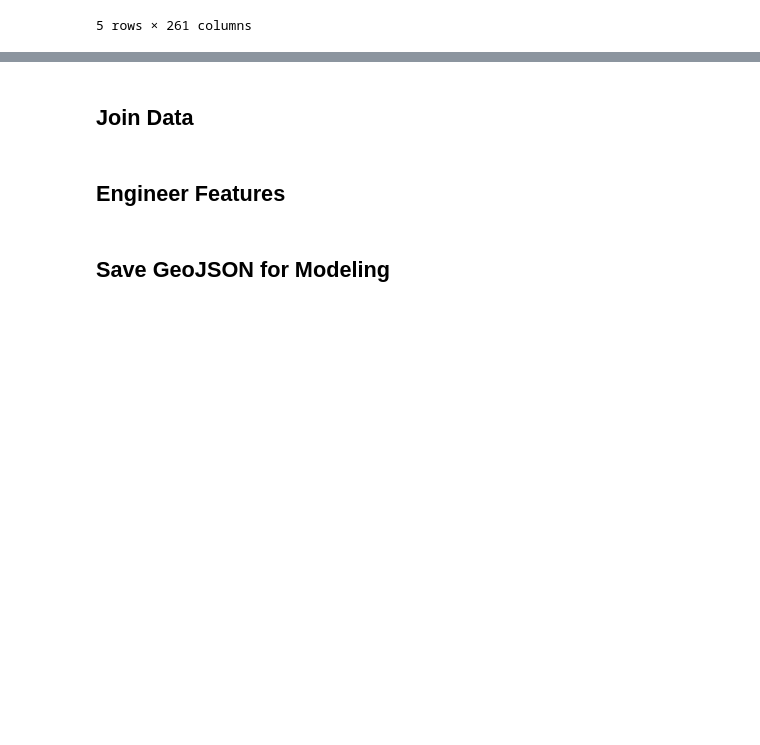
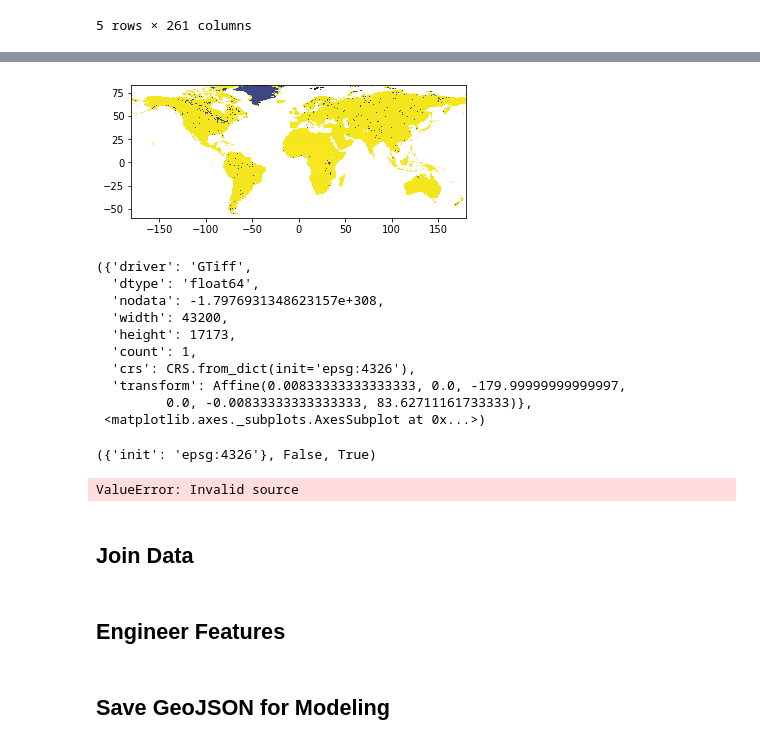
Before and after one commit to jmlasalle/water-risk-classification, a Jupyter notebook: Data-Wrangling.ipynb, the cells around one changed output, grey strips where cells are left out. Cells and saved outputs as stored; diff of their text form; code cells hidden in the pictures; blank space fills up the shorter version.

Commit message:
updates to downloading data and exploratory section.

```diff
--- a/Data-Wrangling.ipynb
+++ b/Data-Wrangling.ipynb
@@ -98,0 +90,4 @@ PROJCS["World_Mollweide",GEOGCS["GCS_WGS_1984",DATUM["D_WGS_1984",SPHEROID["WGS_
+# %%
+path_inf_mort = './data/sedac/povmap_global_subnational_infant_mortality_rates_v2.tif'
+
+inf_mort = rio.open(path_inf_mort)
@@ -104,4 +117,0 @@ plot.show(ghs)
-# %%
-path_inf_mort = './data/sedac'
-
-inf_mort =
@@ -112,3 +118,42 @@ light =
+# %%
+inf_mort.meta,plot.show(inf_mort)
+# %% [output]
+[figure, added]
+({'driver': 'GTiff',
+  'dtype': 'float64',
+  'nodata': -1.7976931348623157e+308,
+  'width': 43200,
+  'height': 17173,
+  'count': 1,
+  'crs': CRS.from_dict(init='epsg:4326'),
+  'transform': Affine(0.00833333333333333, 0.0, -179.99999999999997,
+         0.0, -0.00833333333333333, 83.62711161733333)},
+ <matplotlib.axes._subplots.AxesSubplot at 0x...>)
+# %%
+# check crs
+aq.crs, aq.crs == ghs.crs, aq.crs == inf_mort.crs
+# %% [output]
+({'init': 'epsg:4326'}, False, True)
+# %%
+# code from https://www.earthdatascience.org/courses/earth-analytics-python/lidar-raster-data/reproject-raster/
+transform, width, height = calculate_default_transform(
+        ghs.crs, aq.crs, ghs.width, ghs.height, *ghs.bounds)
+metacopy = ghs.meta.copy()
+metacopy.update({
+        'crs': aq.crs,
+        'transform': transform,
+        'width': width,
+        'height': height})
+
+ghsr = reproject(source=ghs,
+                 destination=ghs,
+                 src_transform=ghs.transform,
+                 src_crs=ghs.crs,
+                 dst_transform=transform,
+                 dst_crs=aq.crs,
+                 resampling=Resampling.nearest)
+# %% [output]
+ValueError: Invalid source
 # %% [markdown]
 ## Join Data
 # %% [markdown]
```
Also changed, not shown: parts of 15 cells of this notebook.
